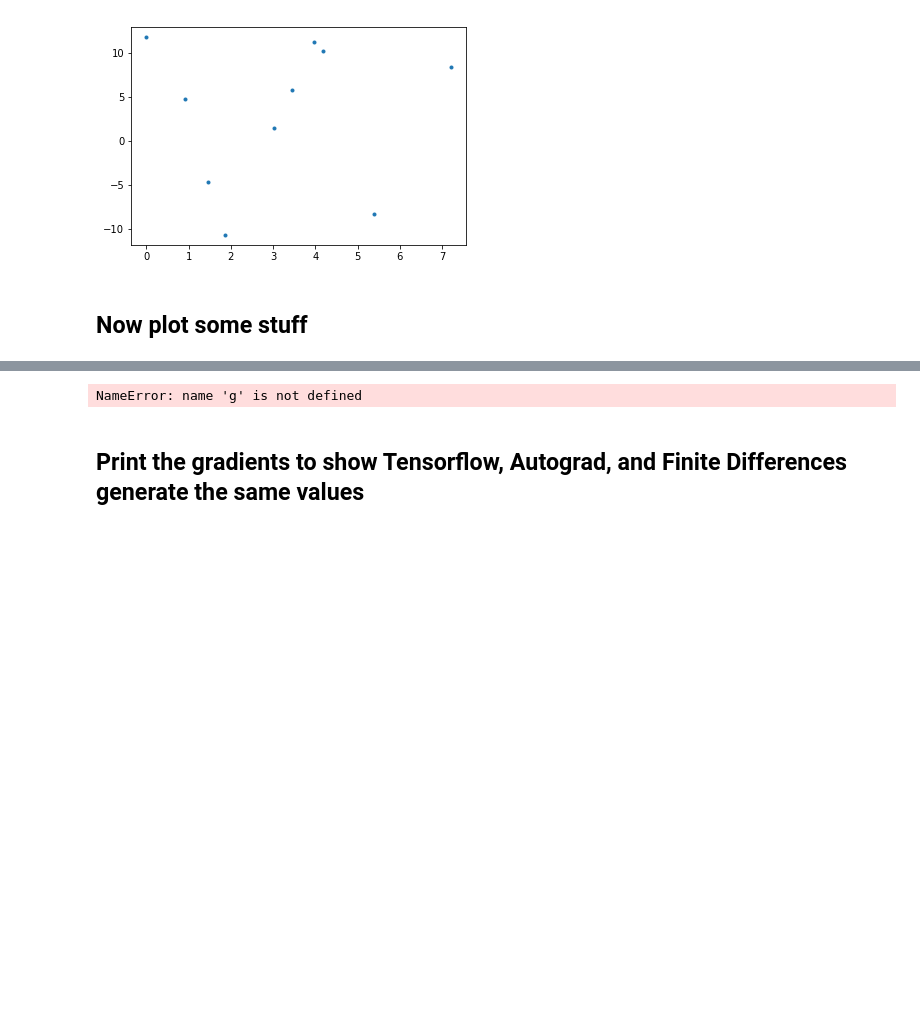
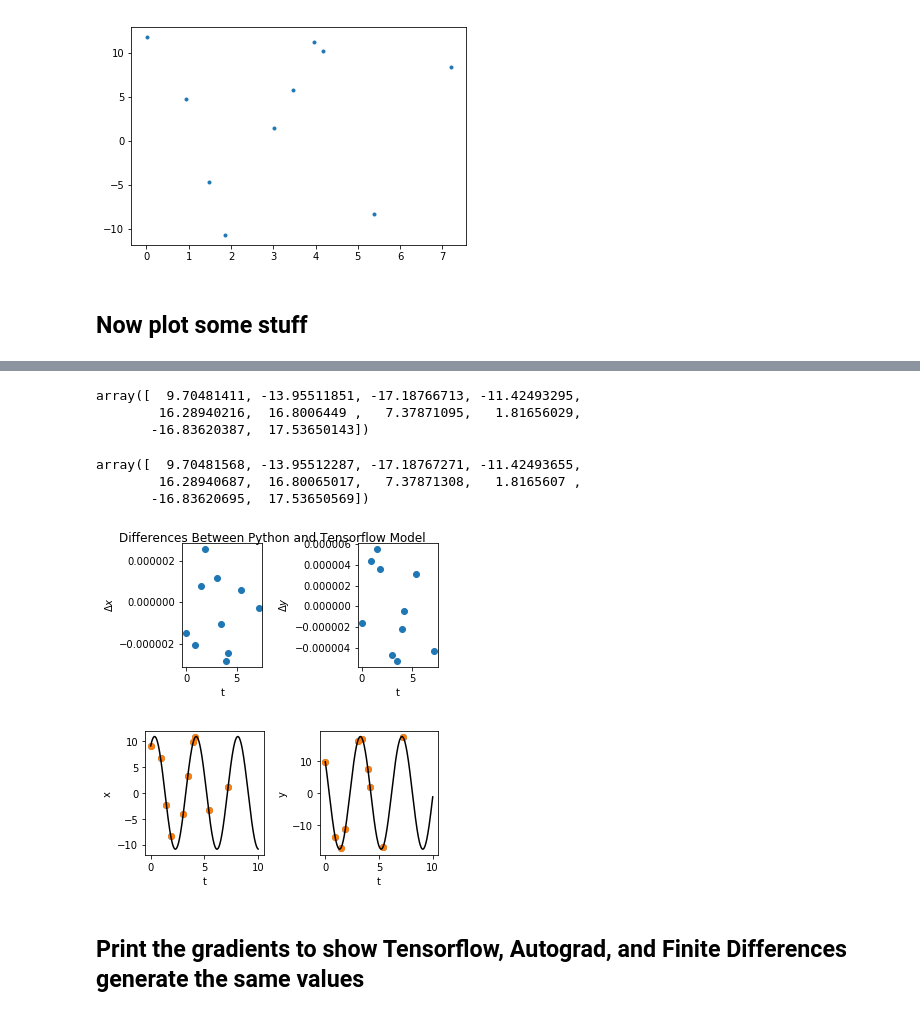
Before and after one commit to andersdot/shoderivz, a Jupyter notebook: sho_timeit.ipynb, the cells around one changed output, grey strips where cells are left out. Drawn from its saved outputs; the diff is of its cells as text; code cells hidden in the pictures; blank space fills up the shorter version.

Commit message:
timing models

```diff
--- a/sho_timeit.ipynb
+++ b/sho_timeit.ipynb
@@ -215,20 +106,7 @@ epsilon = 0.0001
 # %%
-#define log likelihood model
-#ll = tf_log_like(x, v, x_obs_tf, v_obs_tf, std_noise_x_tf, std_noise_v_tf)
-tf.reset_default_graph()
-
-data = [x_obs, v_obs, std_noise_x, std_noise_v]
-
-#turn initial parameter guesses into tensorflow tensors so tensorflow can take gradients of them
-
-x0_tf    = tf.Variable(tf.constant(x0_guess), name = "x0"   , dtype=np.float64)
-v0_tf    = tf.Variable(tf.constant(v0_guess), name = "v0"   , dtype=np.float64)
-k_tf     = tf.Variable(tf.constant(k_guess),  name = "k"    , dtype=np.float64)
-t_obs_tf = tf.Variable(tf.constant(t0_guess), name = "t_obs", dtype=np.float64)
-
 #define tensorflow models
 #returns the modeled x and v values
-model = lf.leapfrog(x0_tf, v0_tf, k_tf, t_obs_tf, s_size, name='leapfrog')
+model = lf.leapfrog(x0_g, v0_g, k_g, t_obs_g, s_size, name='leapfrog')
 #returns the negative log likelihood of the parameters
 nll = -tf_log_like(x0_tf, v0_tf, k_tf, t_obs_tf, s_size, data, name='negativeloglike')
 #returns the likelihood of the parameters
@@ -271,13 +132,13 @@ T = tf.float64
 
 N = int(max_time / s_size + 1)
 
-t, x, v, a = sho_integrate(x0_tf, v0_tf, k_tf, N, s_size)
-#interpx = CubicInterpolator(t, x, dtype=T)
-#interpv = CubicInterpolator(t, v, dtype=T)
+t_, x_, v_, a_ = sho_integrate(x0_tf, v0_tf, k_tf, N, s_size)
+#interpx = CubicInterpolator(t_, x_, dtype=T)
+#interpv = CubicInterpolator(t_, v_, dtype=T)
 #x_in = interpx.evaluate(t_obs_tf)
 #v_in = interpv.evaluate(t_obs_tf)
-x_in = interp1d(t_obs_tf, t, x)
-v_in = interp1d(t_obs_tf, t, v)
+x_in = interp1d(t_obs_tf, t_, x_)
+v_in = interp1d(t_obs_tf, t_, v_)
 
 
 loglike  = -0.5 * tf.reduce_sum(tf.square((x_obs - x_in) / std_noise_x)) - np.log(std_noise_x)
@@ -310,7 +171,3 @@ print(grads_tensorflow)
-# %%
-print(ll, g)
-# %% [output]
-NameError: name 'g' is not defined
 # %%
 #generate values using python leapfrog from initial guesses to plot
 plot_t_obs_values = np.linspace(0, max_time, 1000)
@@ -328,33 +185,48 @@ xleap, vleap, gradleap, timeleap = leapfrog(x0_guess,
                                             potential_and_grad_py,
                                             s_size,
                                             k=k_guess)
+# %%
+v_in.eval()
+# %% [output]
+array([  9.70481411, -13.95511851, -17.18766713, -11.42493295,
+        16.28940216,  16.8006449 ,   7.37871095,   1.81656029,
+       -16.83620387,  17.53650143])
+# %%
+vleap
+# %% [output]
+array([  9.70481568, -13.95512287, -17.18767271, -11.42493655,
+        16.28940687,  16.80065017,   7.37871308,   1.8165607 ,
+       -16.83620695,  17.53650569])
 # %%
 
 #now plot some stuff
 fig, ax = plt.subplots(1,2, figsize=(5, 2.5))
-ax[0].plot(t0_guess, x - xleap, 'o')
+ax[0].plot(t0_guess, x_in.eval() - xleap, 'o')
 #print(session.run(x))
 ax[0].set_xlabel('t')
 ax[0].set_ylabel('$\Delta x$')
 ax[1].set_xlabel('t')
 ax[1].set_ylabel('$\Delta y$')
-ax[1].plot(t0_guess, v - vleap, 'o')
+ax[1].plot(t0_guess, v_in.eval() - vleap, 'o')
 fig.suptitle('Differences Between Python and Tensorflow Model')
 plt.tight_layout()
 
 fig, ax = plt.subplots(1,2, figsize=(5, 2.5))
 ax[0].plot(t0_guess, xleap, 'o', label='python')
-ax[0].plot(t0_guess, x, 'o', label='tf')
-ax[0].plot(plot_t_obs_values, xleap_plot, 'k-')
+ax[0].plot(t0_guess, x_in.eval(), 'o', label='tf')
+ax[0].plot(t_compare, x_many, 'k-')
 ax[0].set_xlabel('t')
 ax[0].set_ylabel('x')
 ax[1].set_xlabel('t')
 ax[1].set_ylabel('y')
 ax[1].plot(t0_guess, vleap, 'o')
-ax[1].plot(t0_guess, v, 'o')
-ax[1].plot(plot_t_obs_values, vleap_plot, 'k-')
+ax[1].plot(t0_guess, v_in.eval(), 'o')
+ax[1].plot(t_compare, v_many, 'o
 plt.legend()
 plt.tight_layout()
+# %% [output]
+[figure, added]
+[figure, added]
 # %% [markdown]
 ## Print the gradients to show Tensorflow, Autograd, and Finite Differences generate the same values
 # %%
```
Also changed, not shown: parts of 26 cells of this notebook, 1 other file.
